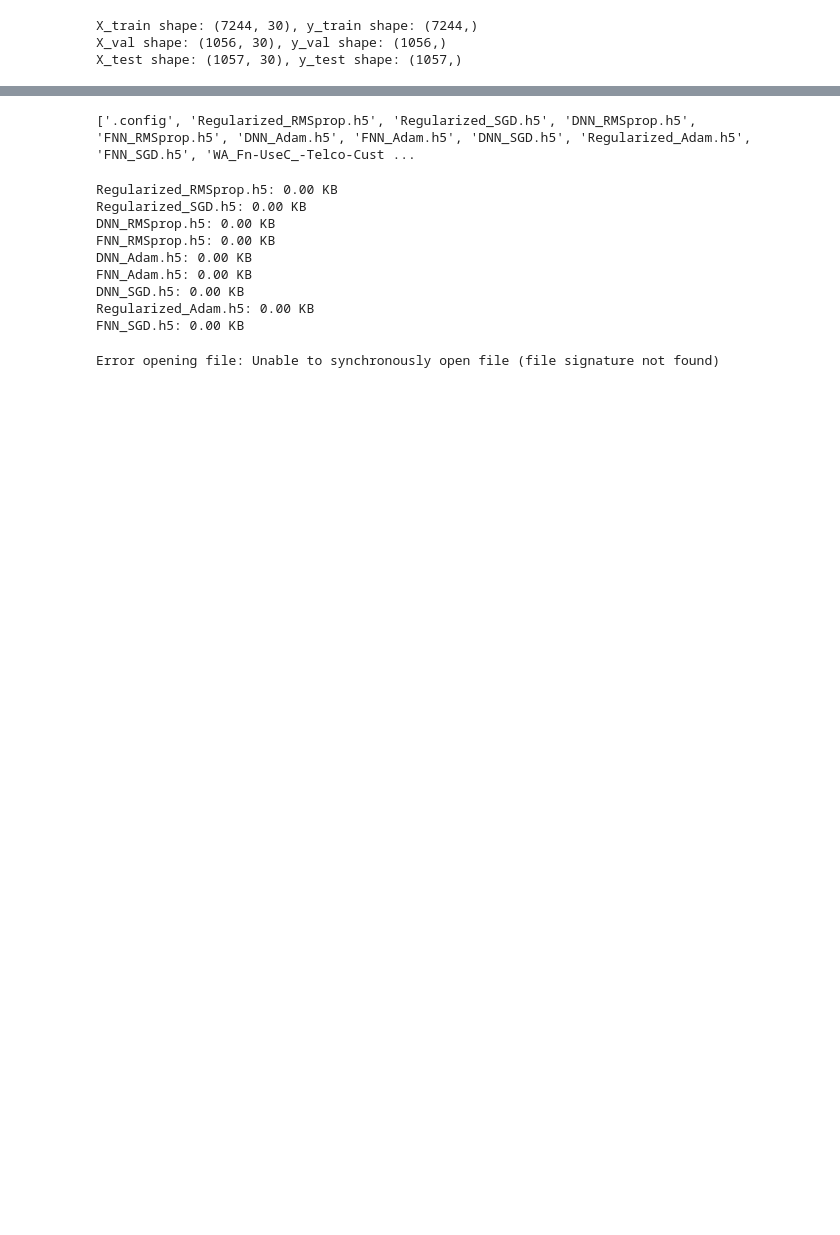
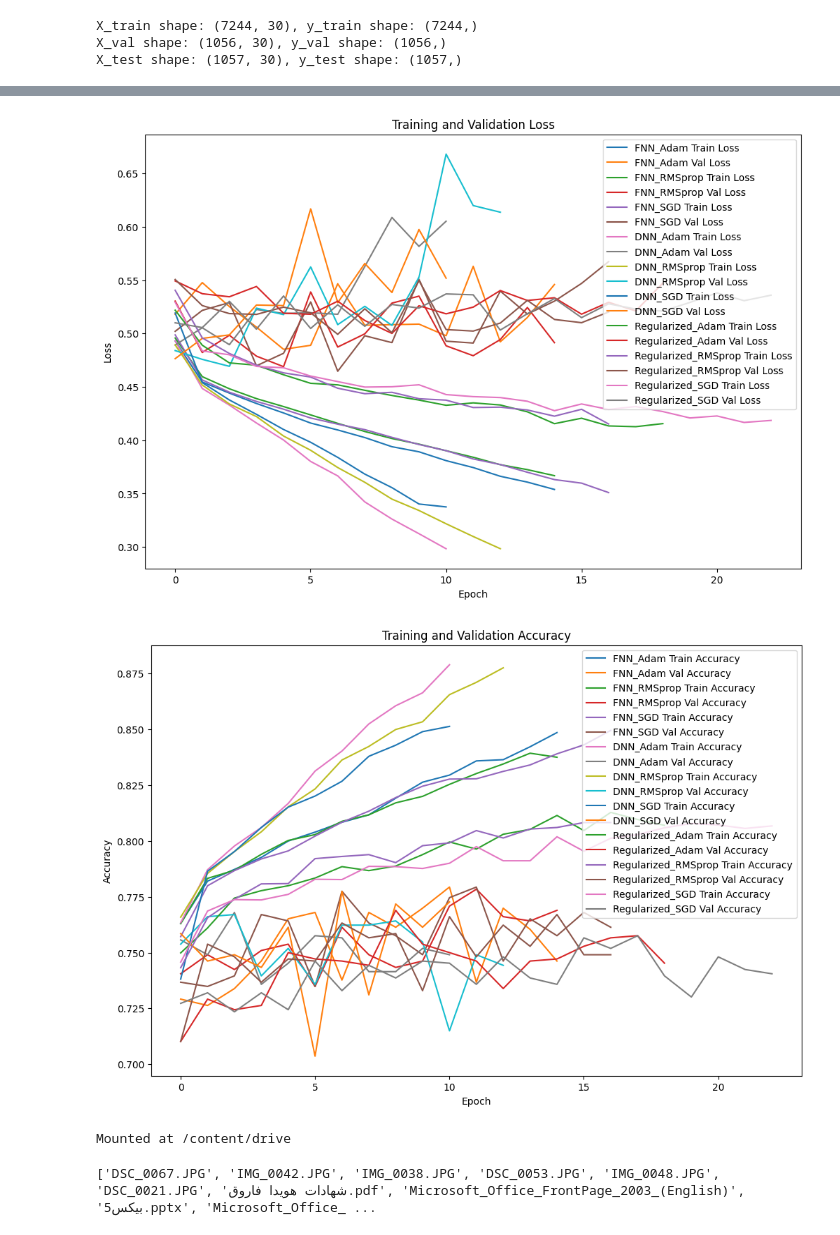
Before and after one commit to 3morii74/Machine-learning-project, a Jupyter notebook: MLProject1.ipynb, the cells around one changed output, grey strips where cells are left out. Cells and saved outputs as stored; diff of their text form; code cells hidden in the pictures; blank space fills up the shorter version.

Commit message:
no errors run

```diff
--- a/MLProject1.ipynb
+++ b/MLProject1.ipynb
@@ -182,10 +174,10 @@ from tensorflow.keras.models import Sequential
 from tensorflow.keras.layers import Dense, Dropout, BatchNormalization, Input
 import tensorflow as tf
 
-# Clear Keras session to avoid conflicts
+# Clear Keras session
 tf.keras.backend.clear_session()
 
-# Define model architectures (needed for model_creators)
+# Define model architectures
 def create_model1(input_dim):
     model = Sequential([
         Input(shape=(input_dim,)),
@@ -230,7 +222,7 @@ for model_name, create_model in model_creators.items():
         print(f"Evaluating {model_name} with {opt_name}")
 
         # Load the saved model
-        model = load_model(f"/content/{model_name}_{opt_name}.h5")
+        model = load_model(f"/content/{model_name}_{opt_name}.keras")
 
         # Predict on test set
         y_pred = (model.predict(X_test) > 0.5).astype(int)
@@ -261,0 +292,25 @@ OSError: Unable to synchronously open file (file signature not found)
+# %%
+import matplotlib.pyplot as plt
+
+plt.figure(figsize=(12, 8))
+for model_opt, history in histories.items():
+    plt.plot(history['loss'], label=f'{model_opt} Train Loss')
+    plt.plot(history['val_loss'], label=f'{model_opt} Val Loss')
+plt.title('Training and Validation Loss')
+plt.xlabel('Epoch')
+plt.ylabel('Loss')
+plt.legend()
+plt.show()
+
+plt.figure(figsize=(12, 8))
+for model_opt, history in histories.items():
+    plt.plot(history['accuracy'], label=f'{model_opt} Train Accuracy')
+    plt.plot(history['val_accuracy'], label=f'{model_opt} Val Accuracy')
+plt.title('Training and Validation Accuracy')
+plt.xlabel('Epoch')
+plt.ylabel('Accuracy')
+plt.legend()
+plt.show()
+# %% [output]
+[figure, added]
+[figure, added]
@@ -262,30 +323,10 @@ OSError: Unable to synchronously open file (file signature not found)
+# %%
+from google.colab import drive
+drive.mount('/content/drive')
+# %% [output]
+Mounted at /content/drive
 # %%
 import os
-print(os.listdir('/content'))
+print(os.listdir('/content/drive/MyDrive'))
 # %% [output]
-['.config', 'Regularized_RMSprop.h5', 'Regularized_SGD.h5', 'DNN_RMSprop.h5', 'FNN_RMSprop.h5', 'DNN_Adam.h5', 'FNN_Adam.h5', 'DNN_SGD.h5', 'Regularized_Adam.h5', 'FNN_SGD.h5', 'WA_Fn-UseC_-Telco-Cust ...
+['DSC_0067.JPG', 'IMG_0042.JPG', 'IMG_0038.JPG', 'DSC_0053.JPG', 'IMG_0048.JPG', 'DSC_0021.JPG', 'شهادات هويدا فاروق.pdf', 'Microsoft_Office_FrontPage_2003_(English)', '5بيكس.pptx', 'Microsoft_Office_ ...
-# %%
-for file in os.listdir('/content'):
-    if file.endswith('.h5'):
-        size = os.path.getsize(f'/content/{file}') / 1024  # Size in KB
-        print(f"{file}: {size:.2f} KB")
-# %% [output]
-Regularized_RMSprop.h5: 0.00 KB
-Regularized_SGD.h5: 0.00 KB
-DNN_RMSprop.h5: 0.00 KB
-FNN_RMSprop.h5: 0.00 KB
-DNN_Adam.h5: 0.00 KB
-FNN_Adam.h5: 0.00 KB
-DNN_SGD.h5: 0.00 KB
-Regularized_Adam.h5: 0.00 KB
-FNN_SGD.h5: 0.00 KB
-# %%
-import h5py
-try:
-    with h5py.File('/content/FNN_Adam.h5', 'r') as f:
-        print("File is a valid HDF5 file")
-        print("Keys:", list(f.keys()))
-except Exception as e:
-    print("Error opening file:", e)
-# %% [output]
-Error opening file: Unable to synchronously open file (file signature not found)
```
Also changed, not shown: parts of 6 cells of this notebook.
